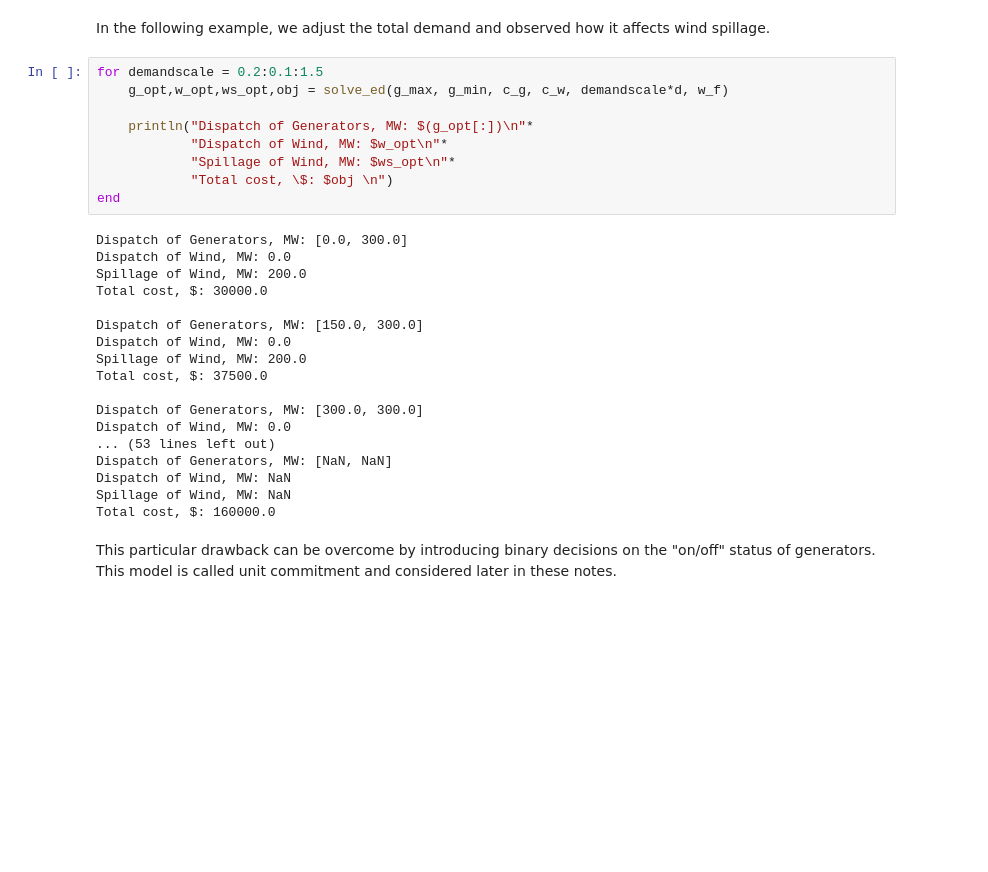
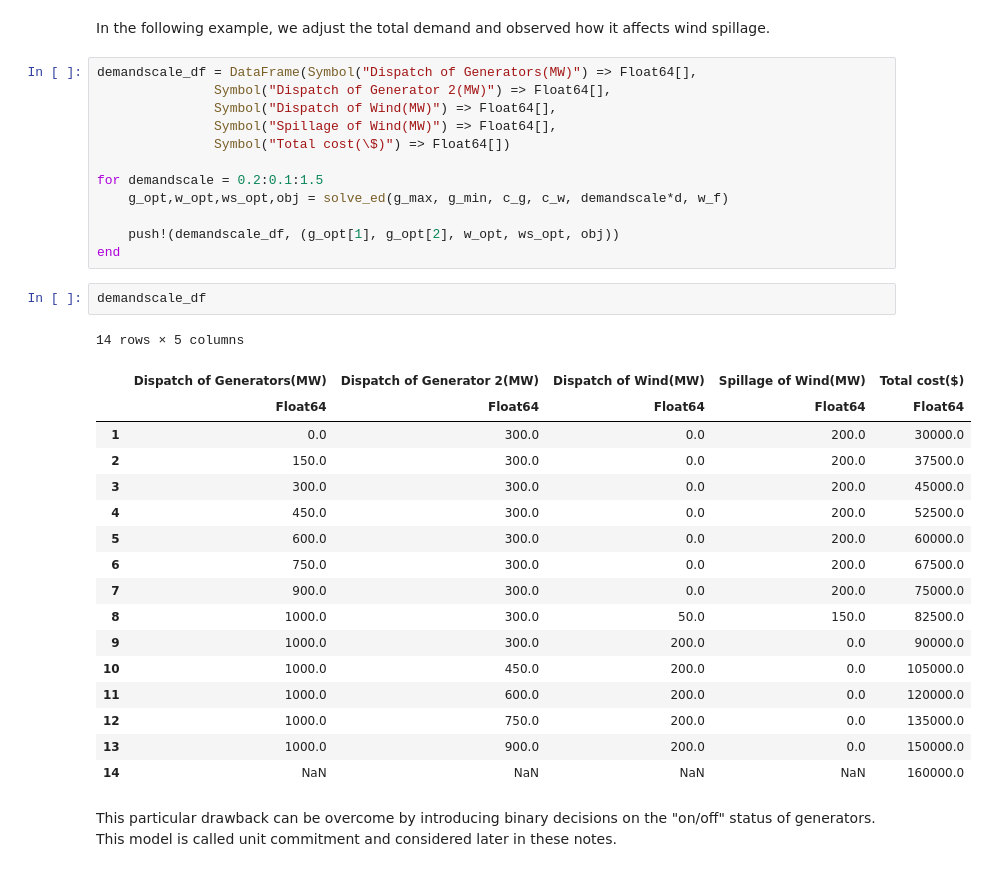
Before and after one commit to jump-dev/JuMPTutorials.jl, a Jupyter notebook: notebook/modelling/power_systems.ipynb, the cells around one changed output. Saved outputs shown, nothing was run; the diff lists cells and outputs as text; blank space fills up the shorter version.

```diff
--- a/notebook/modelling/power_systems.ipynb
+++ b/notebook/modelling/power_systems.ipynb
@@ -228,32 +234,37 @@ The economic dispatch problem does not perform commitment decisions and, thus, a
 # %% [markdown]
 In the following example, we adjust the total demand and observed how it affects wind spillage.
 # %%
+demandscale_df = DataFrame(Symbol("Dispatch of Generators(MW)") => Float64[],
+               Symbol("Dispatch of Generator 2(MW)") => Float64[],
+               Symbol("Dispatch of Wind(MW)") => Float64[],
+               Symbol("Spillage of Wind(MW)") => Float64[],
+               Symbol("Total cost(\$)") => Float64[])
+
 for demandscale = 0.2:0.1:1.5
     g_opt,w_opt,ws_opt,obj = solve_ed(g_max, g_min, c_g, c_w, demandscale*d, w_f)
 
-    println("Dispatch of Generators, MW: $(g_opt[:])\n"*
-            "Dispatch of Wind, MW: $w_opt\n"*
-            "Spillage of Wind, MW: $ws_opt\n"*
-            "Total cost, \$: $obj \n")
+    push!(demandscale_df, (g_opt[1], g_opt[2], w_opt, ws_opt, obj))
 end
-# %% [output]
-Dispatch of Generators, MW: [0.0, 300.0]
-Dispatch of Wind, MW: 0.0
-Spillage of Wind, MW: 200.0
-Total cost, $: 30000.0
-
-Dispatch of Generators, MW: [150.0, 300.0]
-Dispatch of Wind, MW: 0.0
-Spillage of Wind, MW: 200.0
-Total cost, $: 37500.0
-
-Dispatch of Generators, MW: [300.0, 300.0]
-Dispatch of Wind, MW: 0.0
-... (53 lines left out)
-Dispatch of Generators, MW: [NaN, NaN]
-Dispatch of Wind, MW: NaN
-Spillage of Wind, MW: NaN
-Total cost, $: 160000.0
+# %%
+demandscale_df
+# %% [output]
+14 rows × 5 columns
+|  | Dispatch of Generators(MW) | Dispatch of Generator 2(MW) | Dispatch of Wind(MW) | Spillage of Wind(MW) | Total cost($) |
+|  | Float64 | Float64 | Float64 | Float64 | Float64 |
+| 1 | 0.0 | 300.0 | 0.0 | 200.0 | 30000.0 |
+| 2 | 150.0 | 300.0 | 0.0 | 200.0 | 37500.0 |
+| 3 | 300.0 | 300.0 | 0.0 | 200.0 | 45000.0 |
+| 4 | 450.0 | 300.0 | 0.0 | 200.0 | 52500.0 |
+| 5 | 600.0 | 300.0 | 0.0 | 200.0 | 60000.0 |
+| 6 | 750.0 | 300.0 | 0.0 | 200.0 | 67500.0 |
+| 7 | 900.0 | 300.0 | 0.0 | 200.0 | 75000.0 |
+| 8 | 1000.0 | 300.0 | 50.0 | 150.0 | 82500.0 |
+| 9 | 1000.0 | 300.0 | 200.0 | 0.0 | 90000.0 |
+| 10 | 1000.0 | 450.0 | 200.0 | 0.0 | 105000.0 |
+| 11 | 1000.0 | 600.0 | 200.0 | 0.0 | 120000.0 |
+| 12 | 1000.0 | 750.0 | 200.0 | 0.0 | 135000.0 |
+| 13 | 1000.0 | 900.0 | 200.0 | 0.0 | 150000.0 |
+| 14 | NaN | NaN | NaN | NaN | 160000.0 |
 # %% [markdown]
 This particular drawback can be overcome by introducing binary decisions on the "on/off" status of generators. This model is called unit commitment and considered later in these notes.
 # %% [markdown]
```
Also changed, not shown: parts of 6 cells of this notebook, 2 other files.
